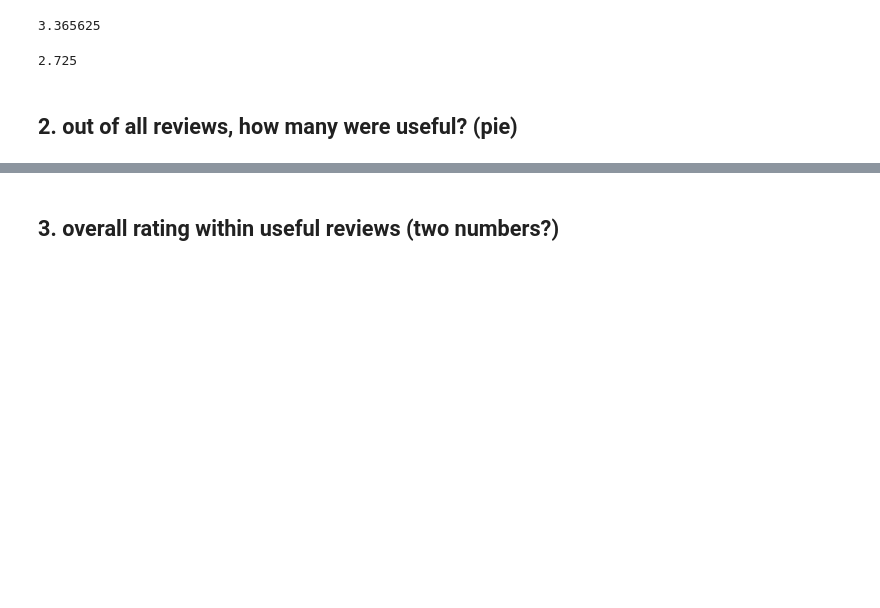
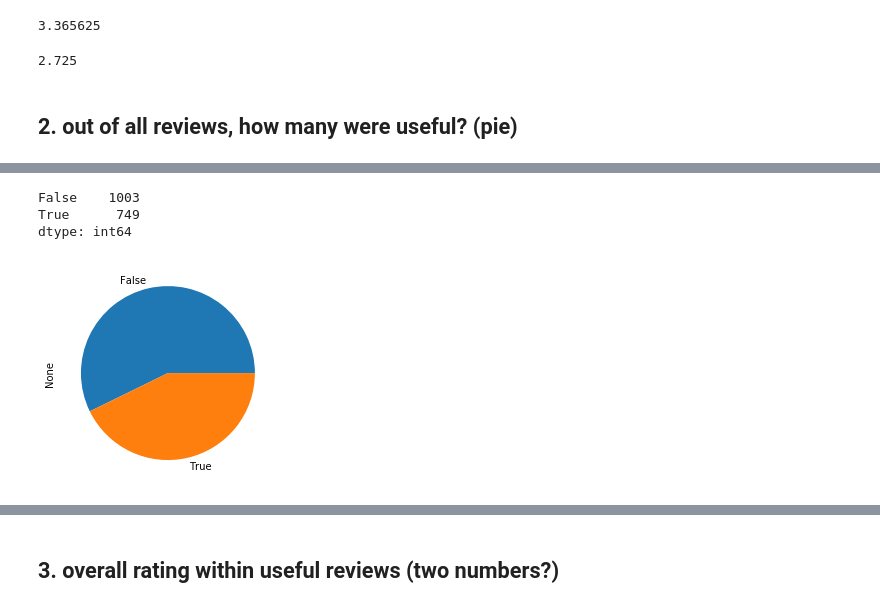
Before and after one commit to dliu9999/DSC106-Final-Project, a Jupyter notebook: yelp.ipynb, the cells around one changed output, grey strips where cells are left out. Saved outputs shown, nothing was run; the diff lists cells and outputs as text; code cells hidden in the pictures; blank space fills up the shorter version.

```diff
--- a/yelp.ipynb
+++ b/yelp.ipynb
@@ -26,7 +28,7 @@ reviews['date'] = pd.to_datetime(reviews['date'])
 # %%
-starbucks_reviews = starbucks.merge(reviews, on='business_id', how='left')
+starbucks_reviews = starbucks.merge(reviews, on='business_id', how='left').merge(users, on='user_id', how='left')
 starbucks_reviews['year'] = starbucks_reviews.date.dt.year
-horton_reviews = horton.merge(reviews, on='business_id', how='left')
+horton_reviews = horton.merge(reviews, on='business_id', how='left').merge(users, on='user_id', how='left')
 horton_reviews['year'] = horton_reviews.date.dt.year
 # %% [markdown]
 ## 1. overall rating (two numbers)
@@ -77,0 +56,9 @@ Name: useful, dtype: float64
+# %%
+starbucks_reviews_prop = ((starbucks_reviews.useful_y > 200) & (starbucks_reviews.review_count > 100)).value_counts()
+display(starbucks_reviews_prop)
+starbucks_reviews_prop.plot.pie();
+# %% [output]
+False    1003
+True      749
+dtype: int64
+[figure, added]
```
Also changed, not shown: parts of 23 cells of this notebook, 3 other files.
